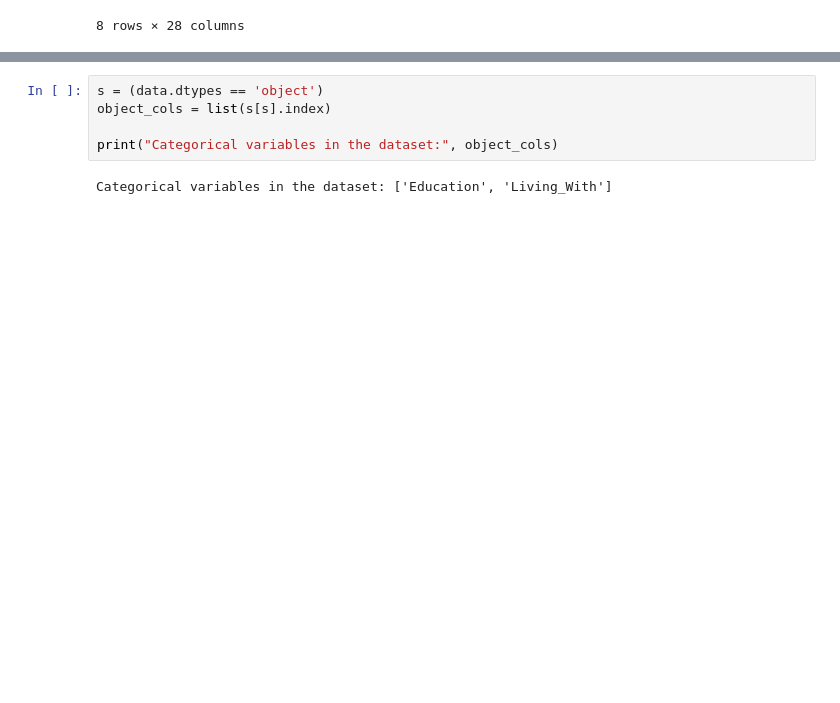
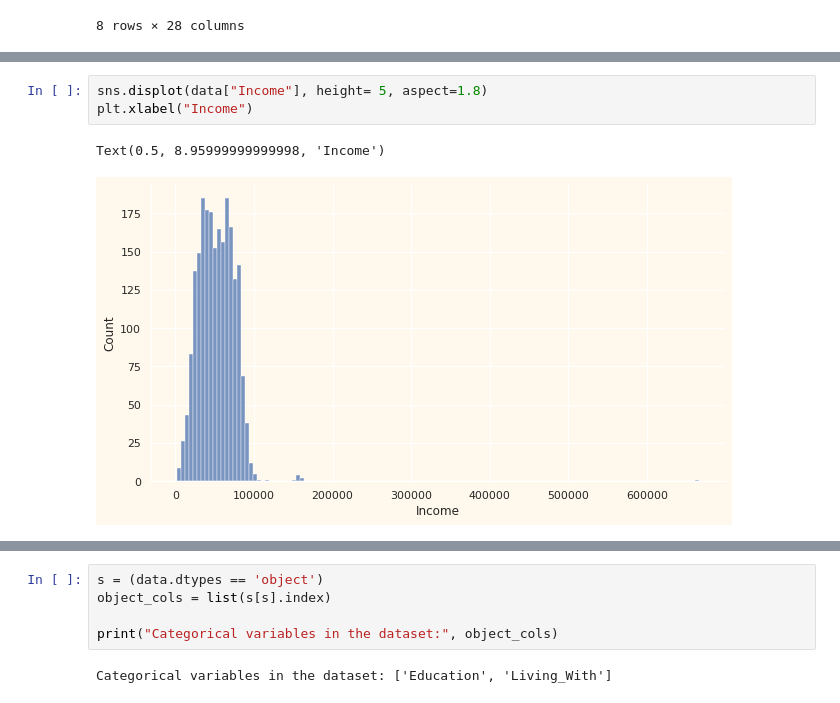
Before and after one commit to March-To-The-Sea/Customer-Segmentation-Clustering, a Jupyter notebook: customer-segmentation-kmeans-clustering-python.ipynb, the cells around one changed output, grey strips where cells are left out. Saved outputs shown, nothing was run; the diff lists cells and outputs as text; blank space fills up the shorter version.

```diff
--- a/customer-segmentation-kmeans-clustering-python.ipynb
+++ b/customer-segmentation-kmeans-clustering-python.ipynb
@@ -167,0 +165,6 @@ sns.heatmap(corrmat,annot=True, cmap=cmap, center=0)
+# %%
+sns.displot(data["Income"], height= 5, aspect=1.8)
+plt.xlabel("Income")
+# %% [output]
+Text(0.5, 8.95999999999998, 'Income')
+[figure, added]
```
Also changed, not shown: parts of 30 cells of this notebook.
